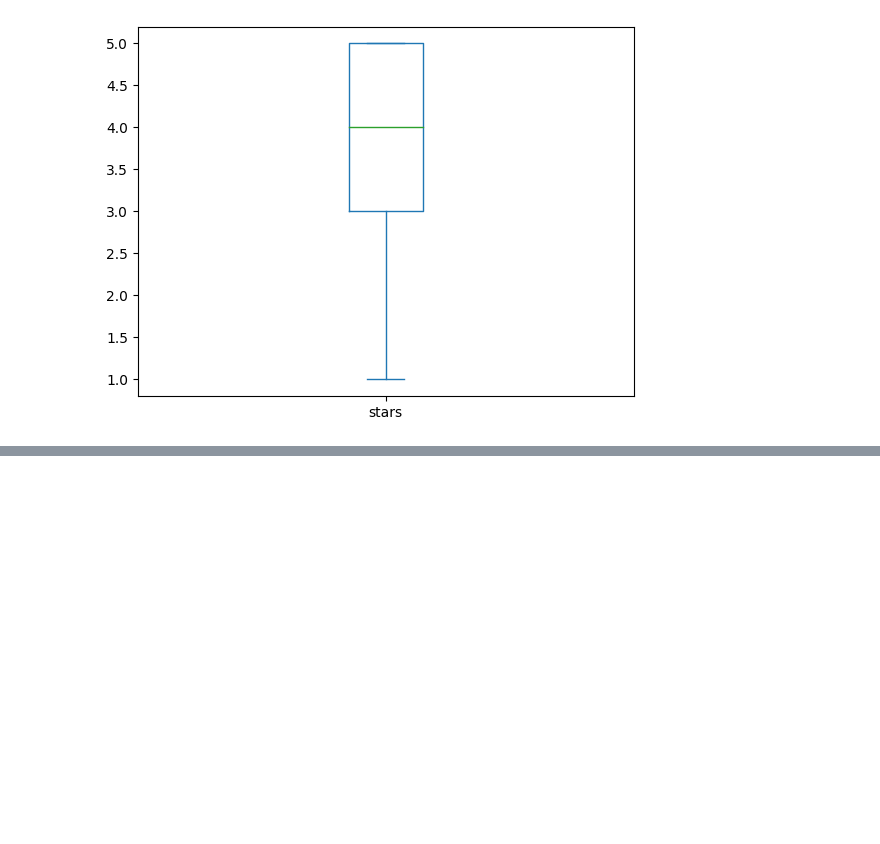
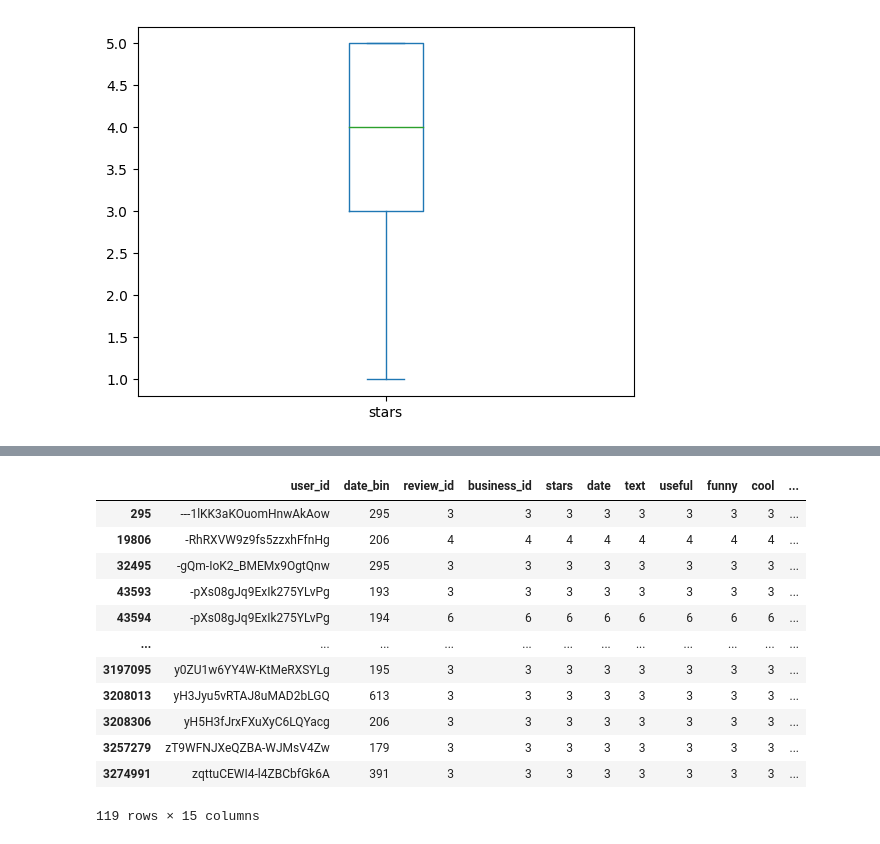
Before and after one commit to askador/data-mining-in-cybersecurity, a Jupyter notebook: data_analysis/quick_data_review/users_reviews.ipynb, the cells around one changed output, grey strips where cells are left out. Cells and saved outputs as stored; diff of their text form; code cells hidden in the pictures; blank space fills up the shorter version.

```diff
--- a/data_analysis/quick_data_review/users_reviews.ipynb
+++ b/data_analysis/quick_data_review/users_reviews.ipynb
@@ -103,0 +149,22 @@ review_user_df.groupby('user_id')['stars'].mean().plot(kind='box')
+# %%
+# ~14 years * ~50 weeks
+bins_count = 700
+
+review_user_df['date_bin'] = pd.cut(review_user_df['date'], bins=bins_count, labels=range(bins_count))
+review_bursts_binned = review_user_df.groupby(['user_id', 'date_bin']).count()
+review_bursts_binned.reset_index(inplace=True)
+review_bursts_binned[review_bursts.review_id >= 3]
+# %% [output]
+|  | user_id | date_bin | review_id | business_id | stars | date | text | useful | funny | cool | ... |
+| 295 | ---1lKK3aKOuomHnwAkAow | 295 | 3 | 3 | 3 | 3 | 3 | 3 | 3 | 3 | ... |
+| 19806 | -RhRXVW9z9fs5zzxhFfnHg | 206 | 4 | 4 | 4 | 4 | 4 | 4 | 4 | 4 | ... |
+| 32495 | -gQm-IoK2_BMEMx9OgtQnw | 295 | 3 | 3 | 3 | 3 | 3 | 3 | 3 | 3 | ... |
+| 43593 | -pXs08gJq9ExIk275YLvPg | 193 | 3 | 3 | 3 | 3 | 3 | 3 | 3 | 3 | ... |
+| 43594 | -pXs08gJq9ExIk275YLvPg | 194 | 6 | 6 | 6 | 6 | 6 | 6 | 6 | 6 | ... |
+| ... | ... | ... | ... | ... | ... | ... | ... | ... | ... | ... | ... |
+| 3197095 | y0ZU1w6YY4W-KtMeRXSYLg | 195 | 3 | 3 | 3 | 3 | 3 | 3 | 3 | 3 | ... |
+| 3208013 | yH3Jyu5vRTAJ8uMAD2bLGQ | 613 | 3 | 3 | 3 | 3 | 3 | 3 | 3 | 3 | ... |
+| 3208306 | yH5H3fJrxFXuXyC6LQYacg | 206 | 3 | 3 | 3 | 3 | 3 | 3 | 3 | 3 | ... |
+| 3257279 | zT9WFNJXeQZBA-WJMsV4Zw | 179 | 3 | 3 | 3 | 3 | 3 | 3 | 3 | 3 | ... |
+| 3274991 | zqttuCEWI4-l4ZBCbfGk6A | 391 | 3 | 3 | 3 | 3 | 3 | 3 | 3 | 3 | ... |
+119 rows × 15 columns
```
Also changed, not shown: parts of 6 cells of this notebook.
